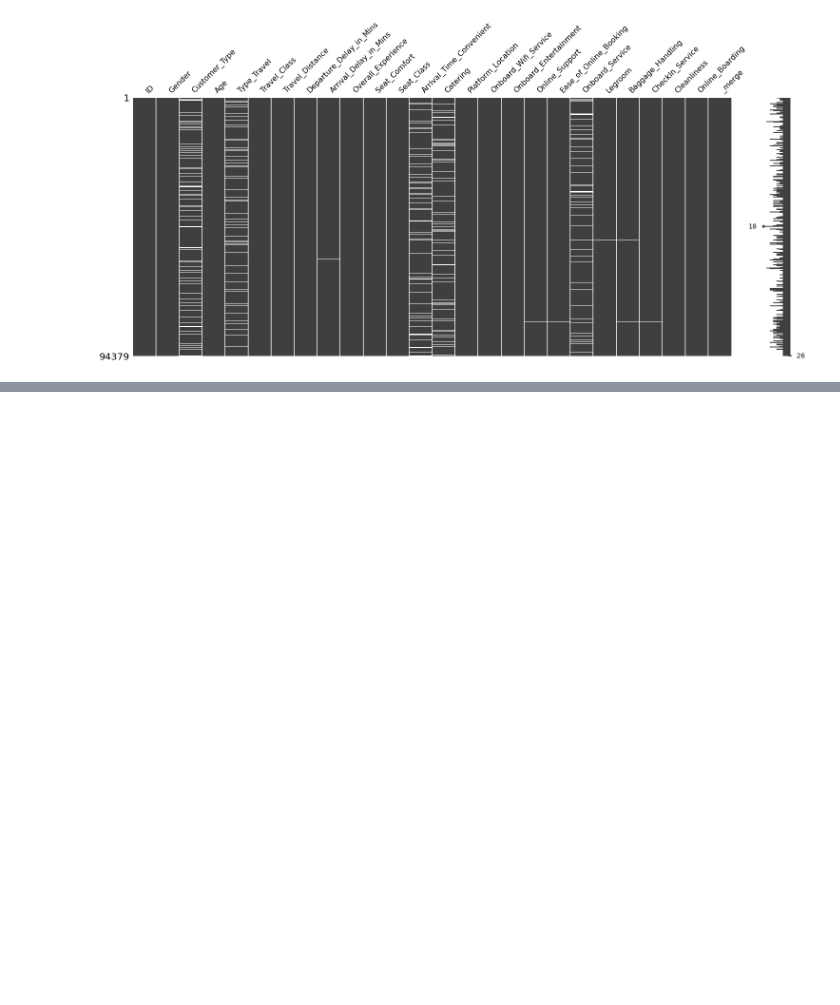
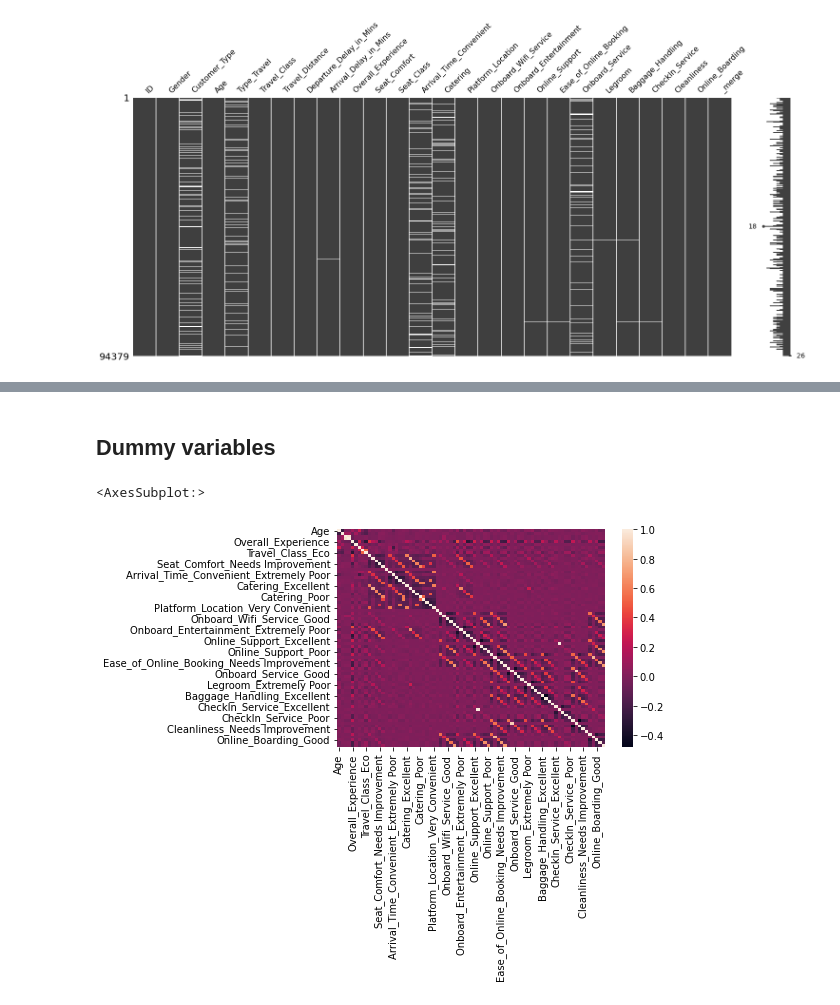
Before and after one commit to nadairshaid/big-pandas-MIT, a Jupyter notebook: PCA-analysis.ipynb, the cells around one changed output, grey strips where cells are left out. Cells and saved outputs as stored; diff of their text form; code cells hidden in the pictures; blank space fills up the shorter version.

```diff
--- a/PCA-analysis.ipynb
+++ b/PCA-analysis.ipynb
@@ -230,0 +220,2 @@ msno.matrix(nona_df)
+# %%
+nona_df = df.copy()
@@ -230,0 +261,11 @@ msno.matrix(nona_df)
+# %% [markdown]
+## Dummy variables
+# %%
+nona_df.drop(columns=['ID','_merge'], inplace=True)
+# %%
+dumm_df = pd.get_dummies(nona_df, drop_first=True)
+# %%
+sns.heatmap(dumm_df.corr())
+# %% [output]
+<AxesSubplot:>
+[figure, added]
```
Also changed, not shown: parts of 14 cells of this notebook.
